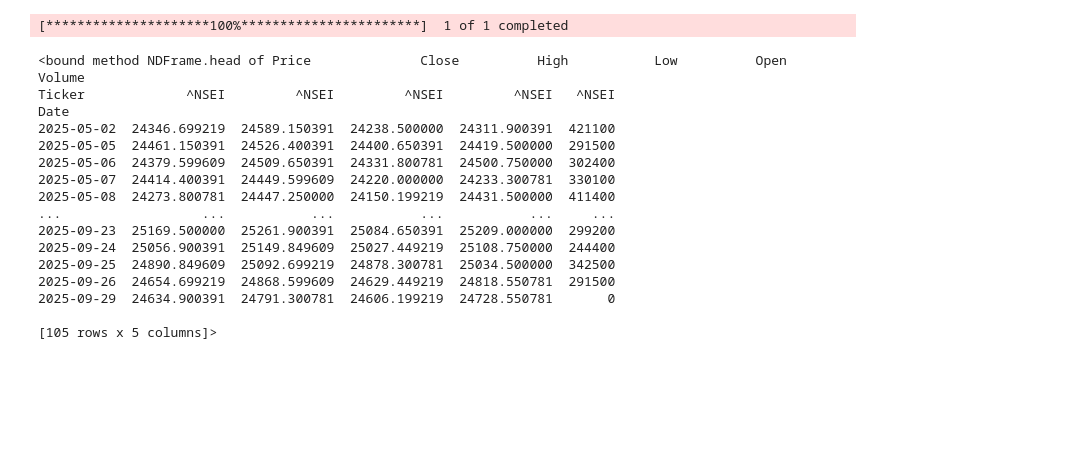
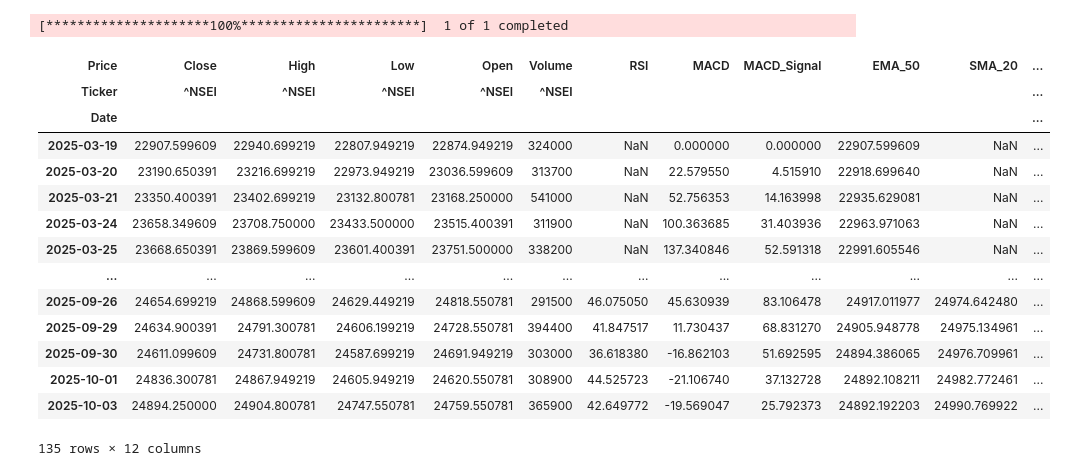
Before and after one commit to Krish-0610/Stock_Prediction_using_LSTM, a Jupyter notebook: Resources/temp/Prediction.ipynb, the cells around one changed output. Cells and saved outputs as stored; diff of their text form; code cells hidden in the pictures; blank space fills up the shorter version.

```diff
--- a/Resources/temp/Prediction.ipynb
+++ b/Resources/temp/Prediction.ipynb
@@ -11,7 +11,7 @@ model = keras.models.load_model('stock_prediction_model.keras')
 from datetime import datetime, timedelta
 
 now = datetime.now()
-time_delta = timedelta(days=150)
+time_delta = timedelta(days=200)
 start = now - time_delta
 end = now
 
@@ -21,22 +21,64 @@ From: 2025-05-02 18:03:40.723113 to 2025-09-29 18:03:40.723113
 # %%
 ticker = "^NSEI"
 df = yf.download(ticker, start, end)
-df.head
+# Calculate RSI (Relative Strength Index)
+def calculate_rsi(data, window=14):
+    diff = data.diff(1).dropna()
+    gain = diff.mask(diff < 0, 0)
+    loss = diff.mask(diff > 0, 0).abs()
+    avg_gain = gain.rolling(window=window).mean()
+    avg_loss = loss.rolling(window=window).mean()
+    rs = avg_gain / avg_loss
+    rsi = 100 - (100 / (1 + rs))
+    return rsi
+
+df['RSI'] = calculate_rsi(df['Close'])
+
+# Calculate MACD (Moving Average Convergence Divergence)
+def calculate_macd(data, short_window=12, long_window=26, signal_window=9):
+    short_ema = data.ewm(span=short_window, adjust=False).mean()
+    long_ema = data.ewm(span=long_window, adjust=False).mean()
+    macd = short_ema - long_ema
+    signal_line = macd.ewm(span=signal_window, adjust=False).mean()
+    return macd, signal_line
+
+macd, signal_line = calculate_macd(df['Close'])
+df['MACD'] = macd
+df['MACD_Signal'] = signal_line
+
+# Calculate EMA 50
+df['EMA_50'] = df['Close'].ewm(span=50, adjust=False).mean()
+
+# Calculate SMA 20
+df['SMA_20'] = df['Close'].rolling(window=20).mean()
+
+# Calculate Stochastic RSI
+def calculate_stoch_rsi(data, window=14, k_window=3, d_window=3):
+    rsi = calculate_rsi(data, window)
+    min_rsi = rsi.rolling(window=window).min()
+    max_rsi = rsi.rolling(window=window).max()
+    stoch_rsi = (rsi - min_rsi) / (max_rsi - min_rsi)
+    k_line = stoch_rsi.rolling(window=k_window).mean()
+    d_line = k_line.rolling(window=d_window).mean()
+    return k_line, d_line
+
+df['StochRSI_K'], df['StochRSI_D'] = calculate_stoch_rsi(df['Close'])
+
+df
 # %% [output]
 [*********************100%***********************]  1 of 1 completed
+| Price | Close | High | Low | Open | Volume | RSI | MACD | MACD_Signal | EMA_50 | SMA_20 | ... |
+| Ticker | ^NSEI | ^NSEI | ^NSEI | ^NSEI | ^NSEI |  |  |  |  |  | ... |
+| Date |  |  |  |  |  |  |  |  |  |  | ... |
+| 2025-03-19 | 22907.599609 | 22940.699219 | 22807.949219 | 22874.949219 | 324000 | NaN | 0.000000 | 0.000000 | 22907.599609 | NaN | ... |
+| 2025-03-20 | 23190.650391 | 23216.699219 | 22973.949219 | 23036.599609 | 313700 | NaN | 22.579550 | 4.515910 | 22918.699640 | NaN | ... |
+| 2025-03-21 | 23350.400391 | 23402.699219 | 23132.800781 | 23168.250000 | 541000 | NaN | 52.756353 | 14.163998 | 22935.629081 | NaN | ... |
+| 2025-03-24 | 23658.349609 | 23708.750000 | 23433.500000 | 23515.400391 | 311900 | NaN | 100.363685 | 31.403936 | 22963.971063 | NaN | ... |
+| 2025-03-25 | 23668.650391 | 23869.599609 | 23601.400391 | 23751.500000 | 338200 | NaN | 137.340846 | 52.591318 | 22991.605546 | NaN | ... |
+| ... | ... | ... | ... | ... | ... | ... | ... | ... | ... | ... | ... |
+| 2025-09-26 | 24654.699219 | 24868.599609 | 24629.449219 | 24818.550781 | 291500 | 46.075050 | 45.630939 | 83.106478 | 24917.011977 | 24974.642480 | ... |
+| 2025-09-29 | 24634.900391 | 24791.300781 | 24606.199219 | 24728.550781 | 394400 | 41.847517 | 11.730437 | 68.831270 | 24905.948778 | 24975.134961 | ... |
+| 2025-09-30 | 24611.099609 | 24731.800781 | 24587.699219 | 24691.949219 | 303000 | 36.618380 | -16.862103 | 51.692595 | 24894.386065 | 24976.709961 | ... |
+| 2025-10-01 | 24836.300781 | 24867.949219 | 24605.949219 | 24620.550781 | 308900 | 44.525723 | -21.106740 | 37.132728 | 24892.108211 | 24982.772461 | ... |
+| 2025-10-03 | 24894.250000 | 24904.800781 | 24747.550781 | 24759.550781 | 365900 | 42.649772 | -19.569047 | 25.792373 | 24892.192203 | 24990.769922 | ... |
-<bound method NDFrame.head of Price              Close          High           Low          Open  Volume
-Ticker             ^NSEI         ^NSEI         ^NSEI         ^NSEI   ^NSEI
-Date
-2025-05-02  24346.699219  24589.150391  24238.500000  24311.900391  421100
-2025-05-05  24461.150391  24526.400391  24400.650391  24419.500000  291500
-2025-05-06  24379.599609  24509.650391  24331.800781  24500.750000  302400
-2025-05-07  24414.400391  24449.599609  24220.000000  24233.300781  330100
-2025-05-08  24273.800781  24447.250000  24150.199219  24431.500000  411400
-...                  ...           ...           ...           ...     ...
-2025-09-23  25169.500000  25261.900391  25084.650391  25209.000000  299200
-2025-09-24  25056.900391  25149.849609  25027.449219  25108.750000  244400
-2025-09-25  24890.849609  25092.699219  24878.300781  25034.500000  342500
-2025-09-26  24654.699219  24868.599609  24629.449219  24818.550781  291500
-2025-09-29  24634.900391  24791.300781  24606.199219  24728.550781       0
-
-[105 rows x 5 columns]>
+135 rows × 12 columns
```
Also changed, not shown: parts of 4 cells of this notebook, 4 other files.
